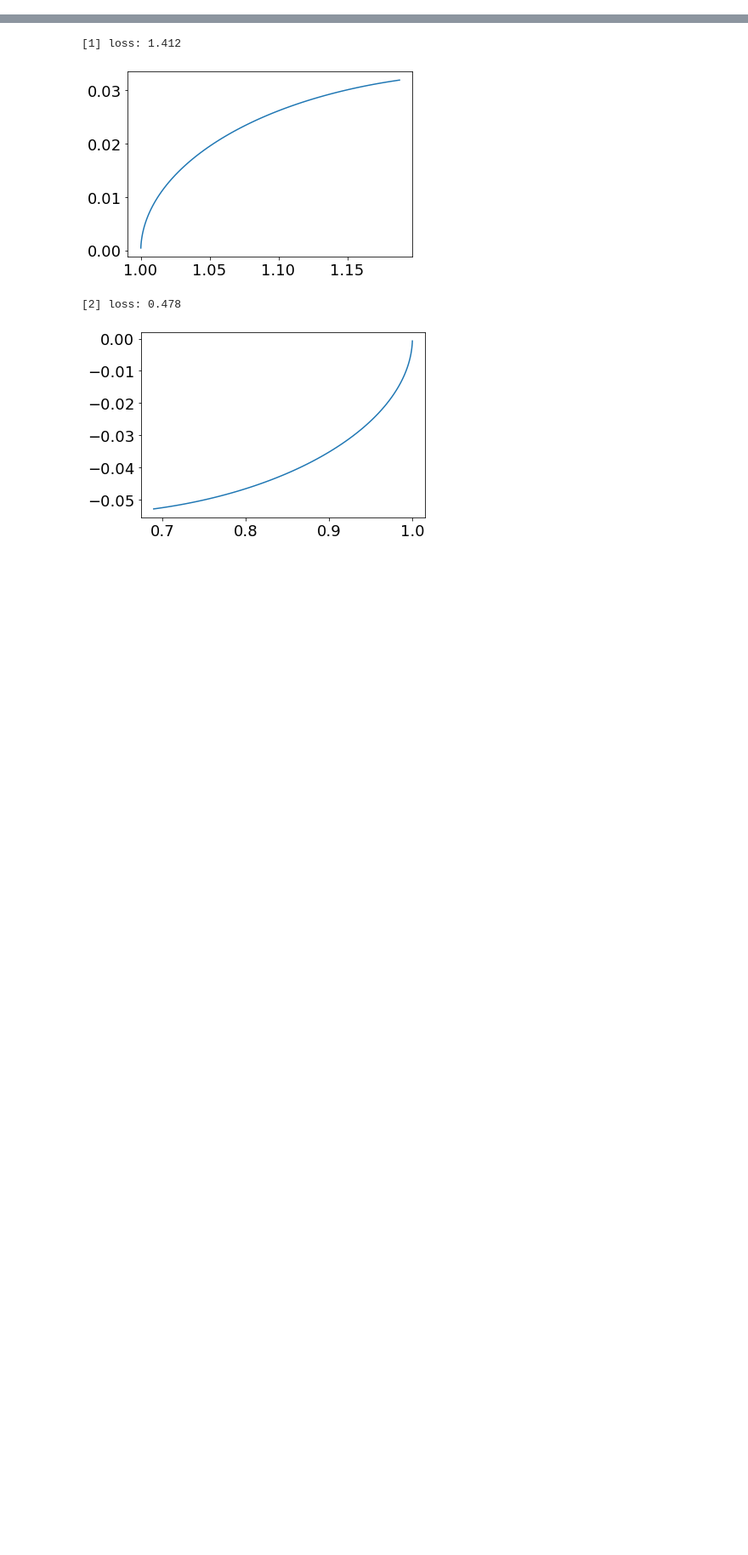
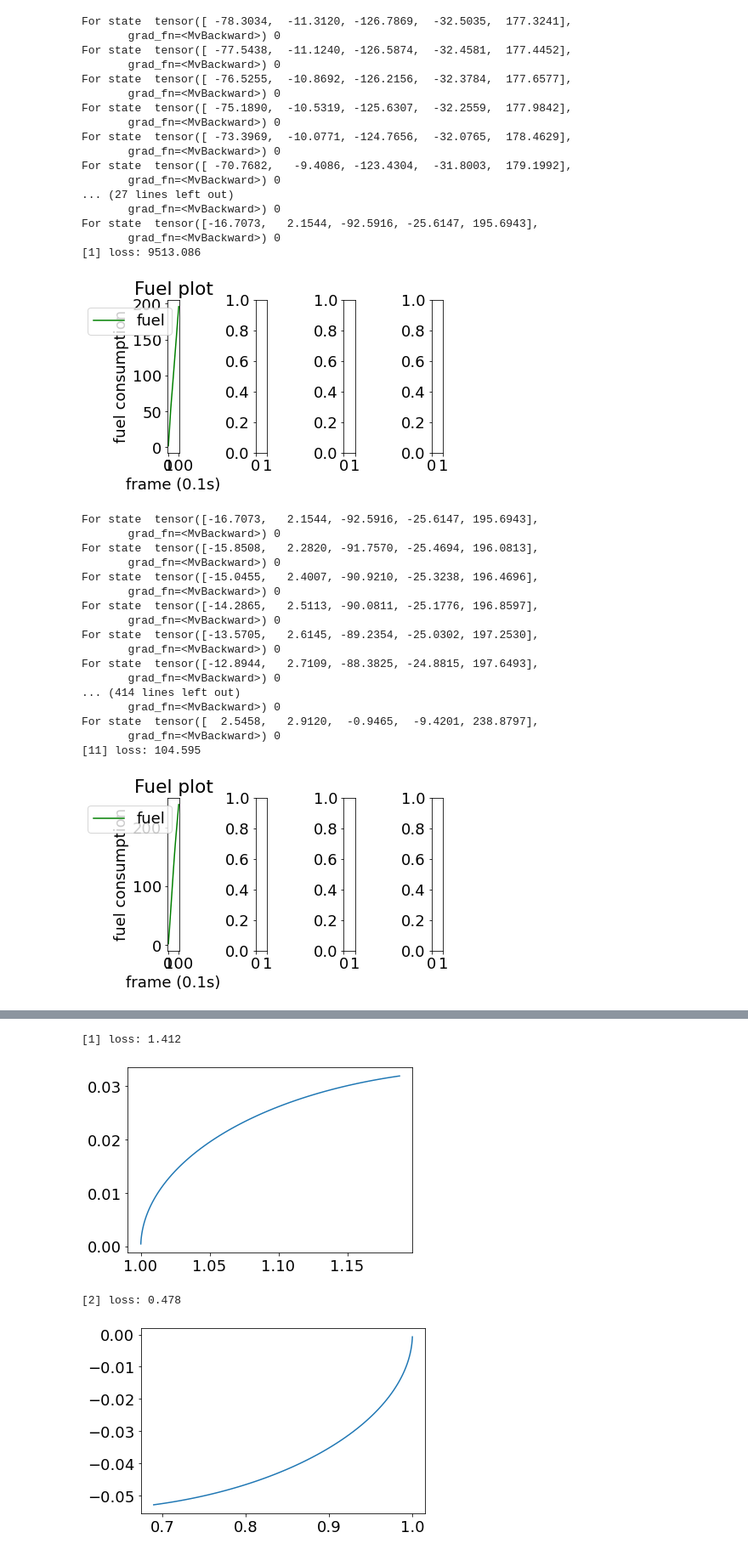
Before and after one commit to Yoneshwar/MAE-598-Design-Optimizations-Class-works, a Jupyter notebook: Project 1 NEW.ipynb, the cells around one changed output, grey strips where cells are left out. Shown at 85% size. Drawn from its saved outputs; the diff is of its cells as text; code cells hidden in the pictures; blank space fills up the shorter version.

```diff
--- a/Project 1 NEW.ipynb
+++ b/Project 1 NEW.ipynb
@@ -5,0 +20,6 @@ ASU ID:1220454365
+# %%
+# environment parameters
+FRAME_TIME = 0.1  # second, time interval
+GRAVITY_ACCEL = 10.0  # m/s2, gravity constant
+BOOST_ACCEL = 15.0  # m/s2, thrust constant
+FUEL_CONSUMPTION = 1 # We assume it is directly proportional to the acceleration
@@ -5,0 +197,48 @@ ASU ID:1220454365
+# %%
+      # Now it's time to run the code!
+T = 100  # number of time steps
+dim_input = 5  # state space dimensions
+dim_hidden = 20  # latent dimensions
+dim_output = 2  # action space dimensions
+d = Dynamics()  # define dynamics
+c = Controller(dim_input, dim_hidden, dim_output)  # define controller
+s = Simulation(c, d, T)  # define simulation
+o = Optimize(s)  # define optimizer
+o.train(81)  # solve the optimization problem
+# %% [output]
+For state  tensor([ -78.3034,  -11.3120, -126.7869,  -32.5035,  177.3241],
+       grad_fn=<MvBackward>) 0
+For state  tensor([ -77.5438,  -11.1240, -126.5874,  -32.4581,  177.4452],
+       grad_fn=<MvBackward>) 0
+For state  tensor([ -76.5255,  -10.8692, -126.2156,  -32.3784,  177.6577],
+       grad_fn=<MvBackward>) 0
+For state  tensor([ -75.1890,  -10.5319, -125.6307,  -32.2559,  177.9842],
+       grad_fn=<MvBackward>) 0
+For state  tensor([ -73.3969,  -10.0771, -124.7656,  -32.0765,  178.4629],
+       grad_fn=<MvBackward>) 0
+For state  tensor([ -70.7682,   -9.4086, -123.4304,  -31.8003,  179.1992],
+       grad_fn=<MvBackward>) 0
+... (27 lines left out)
+       grad_fn=<MvBackward>) 0
+For state  tensor([-16.7073,   2.1544, -92.5916, -25.6147, 195.6943],
+       grad_fn=<MvBackward>) 0
+[1] loss: 9513.086
+[figure, added]
+For state  tensor([-16.7073,   2.1544, -92.5916, -25.6147, 195.6943],
+       grad_fn=<MvBackward>) 0
+For state  tensor([-15.8508,   2.2820, -91.7570, -25.4694, 196.0813],
+       grad_fn=<MvBackward>) 0
+For state  tensor([-15.0455,   2.4007, -90.9210, -25.3238, 196.4696],
+       grad_fn=<MvBackward>) 0
+For state  tensor([-14.2865,   2.5113, -90.0811, -25.1776, 196.8597],
+       grad_fn=<MvBackward>) 0
+For state  tensor([-13.5705,   2.6145, -89.2354, -25.0302, 197.2530],
+       grad_fn=<MvBackward>) 0
+For state  tensor([-12.8944,   2.7109, -88.3825, -24.8815, 197.6493],
+       grad_fn=<MvBackward>) 0
+... (414 lines left out)
+       grad_fn=<MvBackward>) 0
+For state  tensor([  2.5458,   2.9120,  -0.9465,  -9.4201, 238.8797],
+       grad_fn=<MvBackward>) 0
+[11] loss: 104.595
+[figure, added]
```
Also changed, not shown: parts of 17 cells of this notebook.
